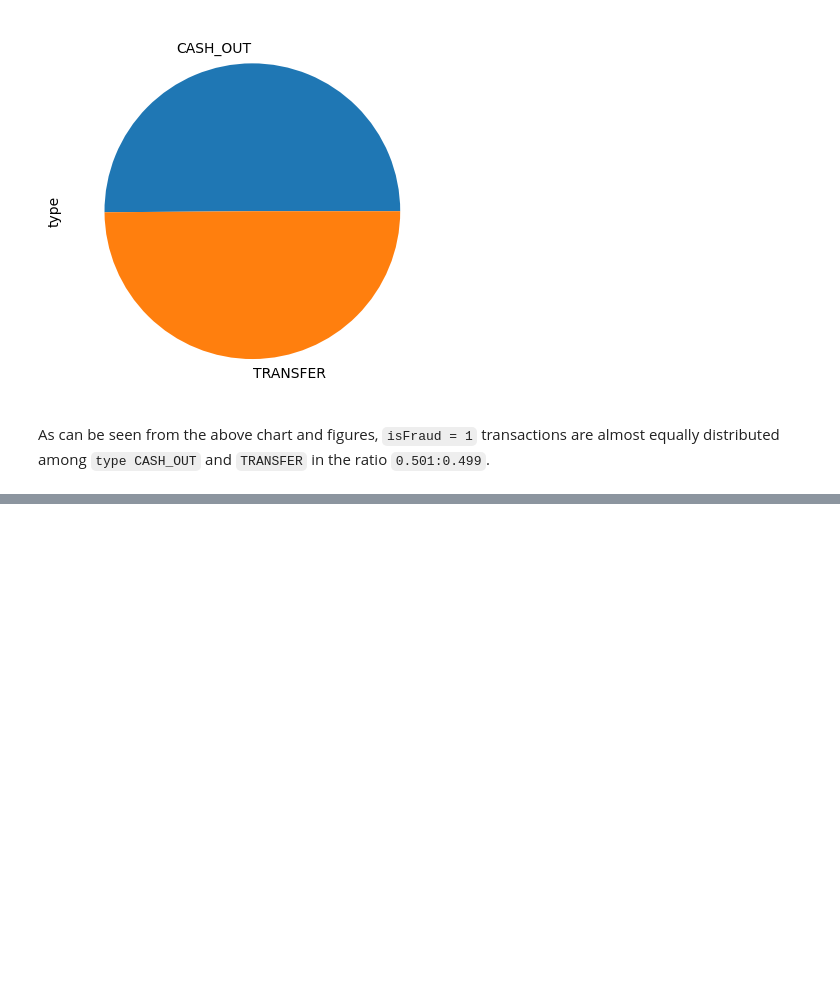
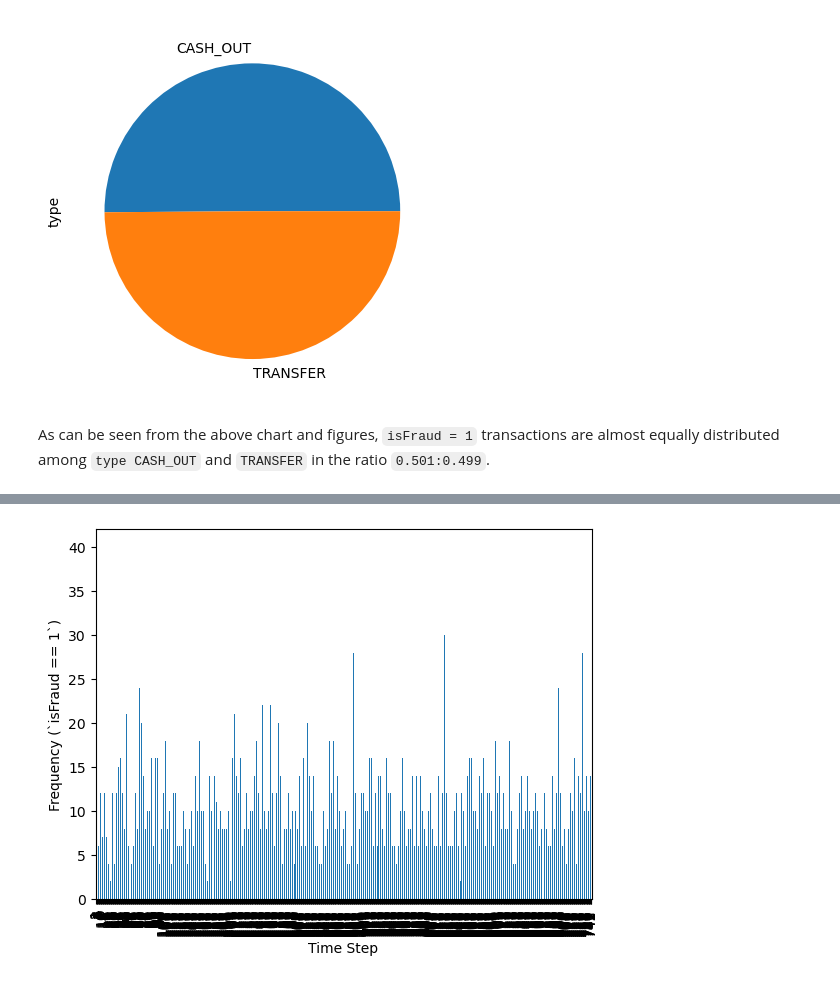
Before and after one commit to parthareja/financial-fraud-detection, a Jupyter notebook: financial-fraud-detection.ipynb, the cells around one changed output, grey strips where cells are left out. Saved outputs shown, nothing was run; the diff lists cells and outputs as text; code cells hidden in the pictures; blank space fills up the shorter version.

```diff
--- a/financial-fraud-detection.ipynb
+++ b/financial-fraud-detection.ipynb
@@ -173,0 +258,9 @@ As can be seen from the above chart and figures, `isFraud = 1` transactions are
+# %%
+df_fraud = df['isFraud'].isin([1])
+
+fraud_time = df[df_fraud].groupby(['step']).size().plot(kind='bar')
+fraud_time.set_xlabel('Time Step')
+fraud_time.set_ylabel('Frequency (`isFraud == 1`)')
+plt.show()
+# %% [output]
+[figure, added]
```
Also changed, not shown: parts of 26 cells of this notebook.
